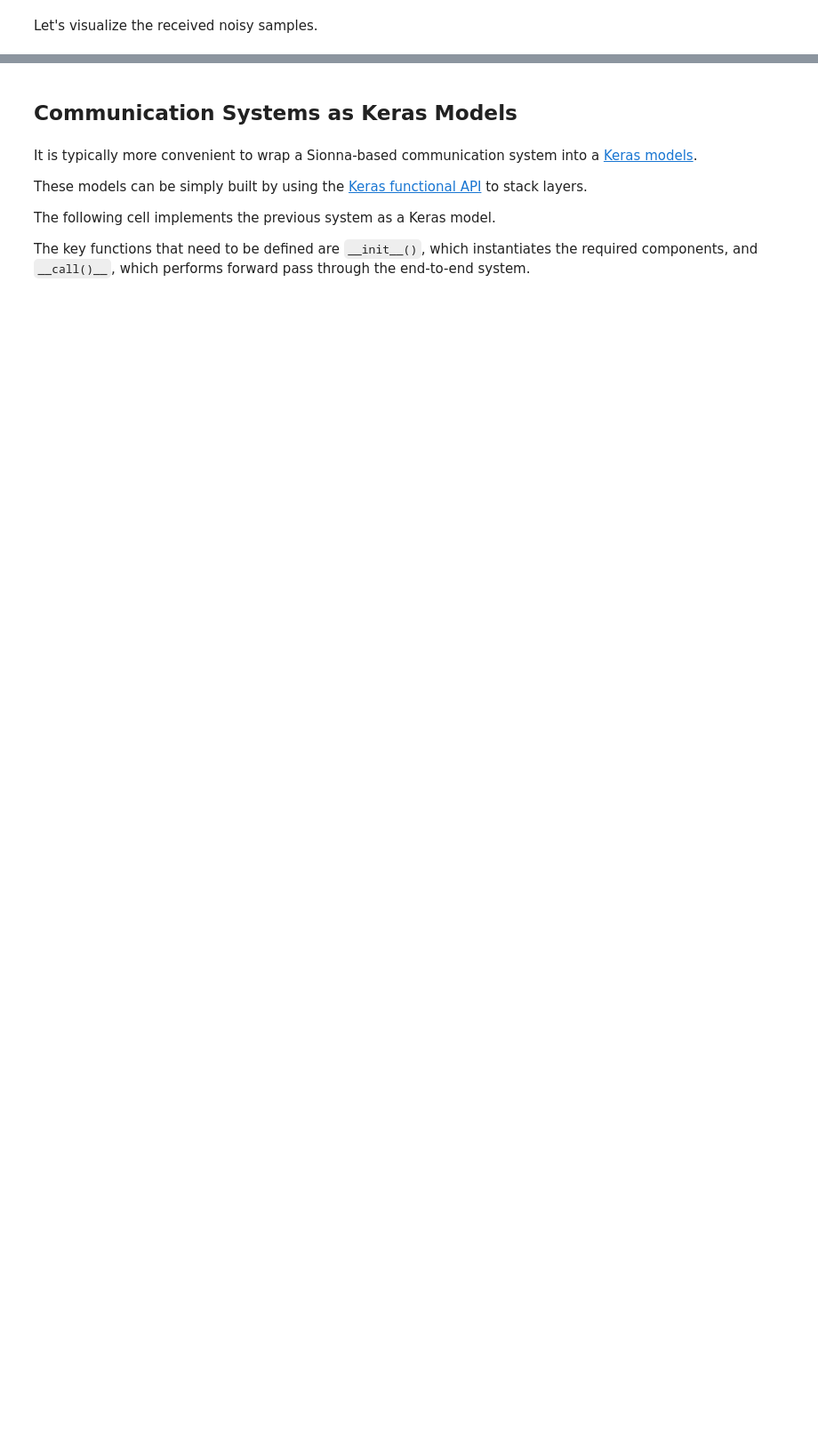
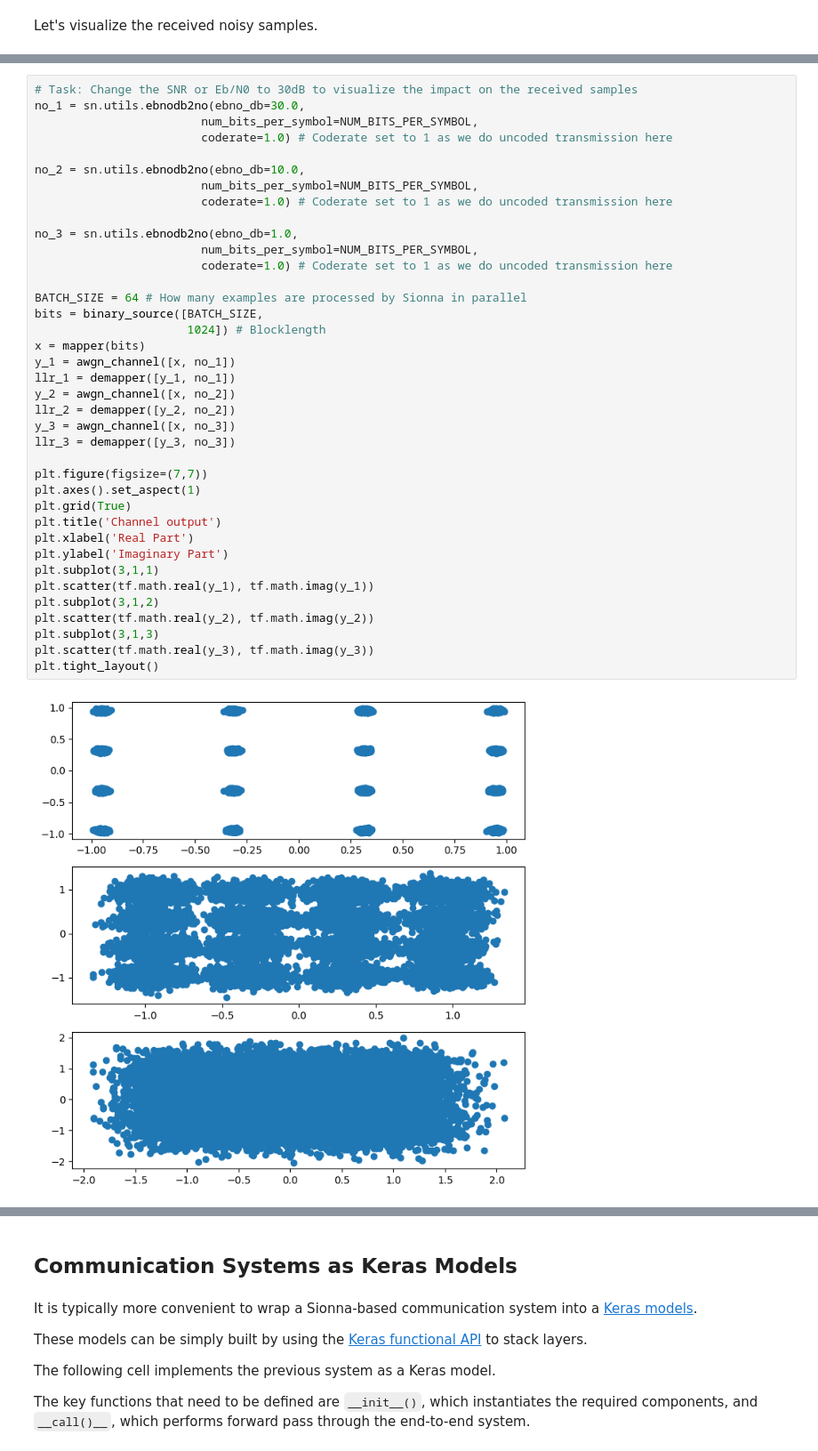
Before and after one commit to leeofaith/sionna, a Jupyter notebook: Jupyter Notebooks/Tutorial/For Beginners/Part1 Sionna_tutorial_part1.ipynb, the cells around one changed output, grey strips where cells are left out. Shown at 89% size. Cells and saved outputs as stored; diff of their text form; blank space fills up the shorter version.

```diff
--- a/Jupyter Notebooks/Tutorial/For Beginners/Part1 Sionna_tutorial_part1.ipynb
+++ b/Jupyter Notebooks/Tutorial/For Beginners/Part1 Sionna_tutorial_part1.ipynb
@@ -223,3 +298,43 @@ plt.tight_layout()
 
 **Advanced Task:** Compare the LLR distribution for "app" demapping with "maxlog" demapping.
 The [Bit-Interleaved Coded Modulation](https://nvlabs.github.io/sionna/examples/Bit_Interleaved_Coded_Modulation.html) example notebook can be helpful for this task.
+# %%
+# Task: Change the SNR or Eb/N0 to 30dB to visualize the impact on the received samples
+no_1 = sn.utils.ebnodb2no(ebno_db=30.0,
+                        num_bits_per_symbol=NUM_BITS_PER_SYMBOL,
+                        coderate=1.0) # Coderate set to 1 as we do uncoded transmission here
+
+no_2 = sn.utils.ebnodb2no(ebno_db=10.0,
+                        num_bits_per_symbol=NUM_BITS_PER_SYMBOL,
+                        coderate=1.0) # Coderate set to 1 as we do uncoded transmission here
+
+no_3 = sn.utils.ebnodb2no(ebno_db=1.0,
+                        num_bits_per_symbol=NUM_BITS_PER_SYMBOL,
+                        coderate=1.0) # Coderate set to 1 as we do uncoded transmission here
+
+BATCH_SIZE = 64 # How many examples are processed by Sionna in parallel
+bits = binary_source([BATCH_SIZE,
+                      1024]) # Blocklength
+x = mapper(bits)
+y_1 = awgn_channel([x, no_1])
+llr_1 = demapper([y_1, no_1])
+y_2 = awgn_channel([x, no_2])
+llr_2 = demapper([y_2, no_2])
+y_3 = awgn_channel([x, no_3])
+llr_3 = demapper([y_3, no_3])
+
+plt.figure(figsize=(7,7))
+plt.axes().set_aspect(1)
+plt.grid(True)
+plt.title('Channel output')
+plt.xlabel('Real Part')
+plt.ylabel('Imaginary Part')
+plt.subplot(3,1,1)
+plt.scatter(tf.math.real(y_1), tf.math.imag(y_1))
+plt.subplot(3,1,2)
+plt.scatter(tf.math.real(y_2), tf.math.imag(y_2))
+plt.subplot(3,1,3)
+plt.scatter(tf.math.real(y_3), tf.math.imag(y_3))
+plt.tight_layout()
+# %% [output]
+[figure, added]
```
Also changed, not shown: parts of 21 cells of this notebook, 11 other files.
